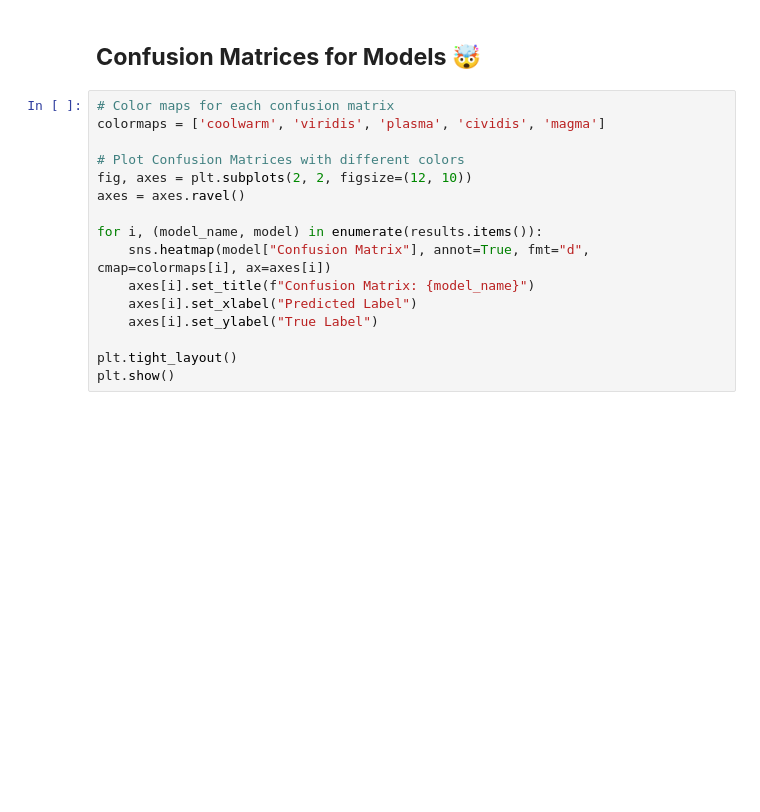
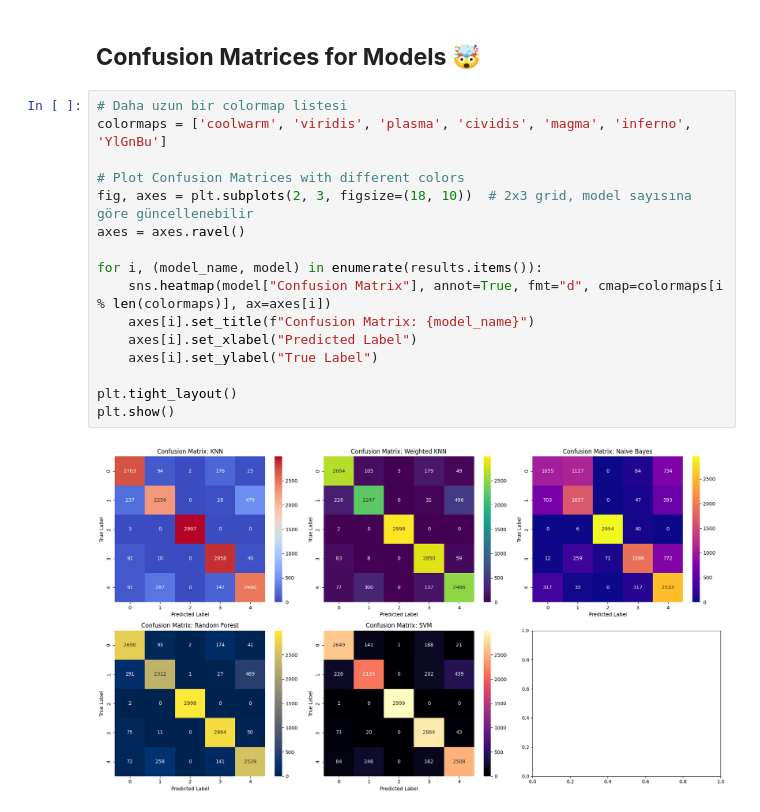
Before and after one commit to merttcetn/ML-PA1, a Jupyter notebook: assignment_1.ipynb, the cells around one changed output. Drawn from its saved outputs; the diff is of its cells as text; blank space fills up the shorter version.

```diff
--- a/assignment_1.ipynb
+++ b/assignment_1.ipynb
@@ -710,18 +703,20 @@ plt.show()
 # %% [markdown]
 ## **Confusion Matrices for Models 🤯**
 # %%
-# Color maps for each confusion matrix
-colormaps = ['coolwarm', 'viridis', 'plasma', 'cividis', 'magma']
+# Daha uzun bir colormap listesi
+colormaps = ['coolwarm', 'viridis', 'plasma', 'cividis', 'magma', 'inferno', 'YlGnBu']
 
 # Plot Confusion Matrices with different colors
-fig, axes = plt.subplots(2, 2, figsize=(12, 10))
+fig, axes = plt.subplots(2, 3, figsize=(18, 10))  # 2x3 grid, model sayısına göre güncellenebilir
 axes = axes.ravel()
 
 for i, (model_name, model) in enumerate(results.items()):
-    sns.heatmap(model["Confusion Matrix"], annot=True, fmt="d", cmap=colormaps[i], ax=axes[i])
+    sns.heatmap(model["Confusion Matrix"], annot=True, fmt="d", cmap=colormaps[i % len(colormaps)], ax=axes[i])
     axes[i].set_title(f"Confusion Matrix: {model_name}")
     axes[i].set_xlabel("Predicted Label")
     axes[i].set_ylabel("True Label")
 
 plt.tight_layout()
 plt.show()
+# %% [output]
+[figure, added]
```
Also changed, not shown: parts of 11 cells of this notebook.
